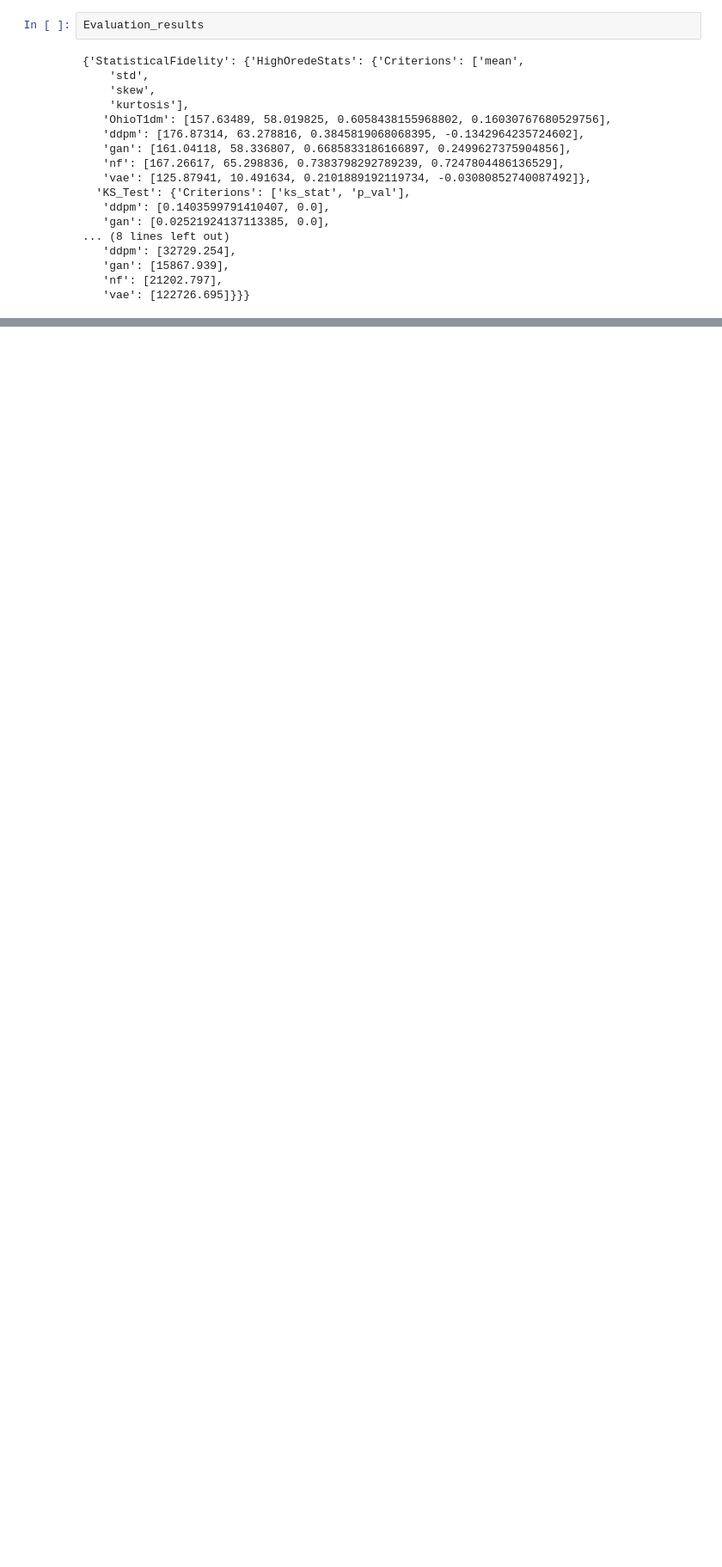
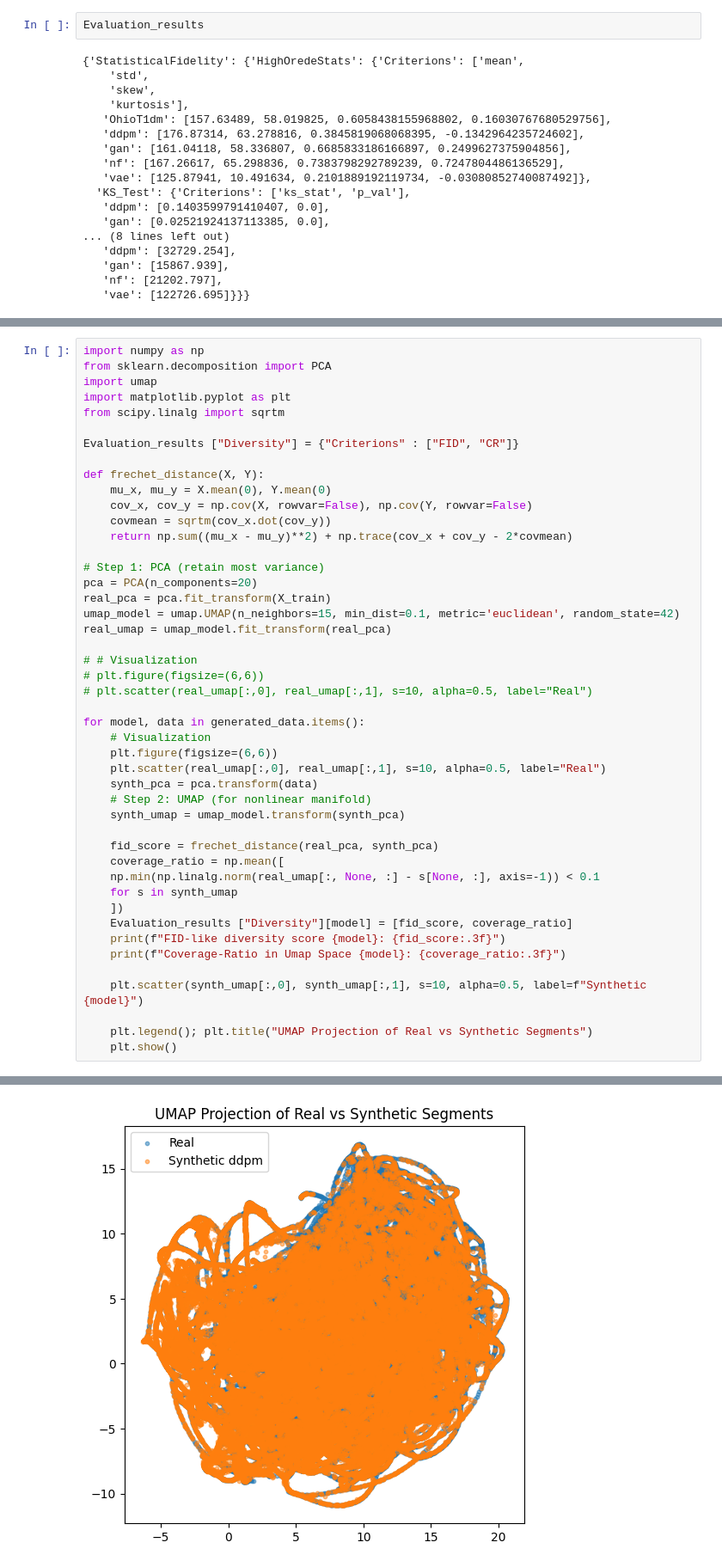
Before and after one commit to miro-4231/Synth_CGM, a Jupyter notebook: notebooks/data_analysis.ipynb, the cells around one changed output, grey strips where cells are left out. Shown: that part at 86% size. Saved outputs shown, nothing was run; the diff lists cells and outputs as text; blank space fills up the shorter version.

Commit message:
Added Diversity and started privacy Evaluations:
- Diversity Evaluations: FID, CR

-Privacy: NNS test, Membership Inference

```diff
--- a/notebooks/data_analysis.ipynb
+++ b/notebooks/data_analysis.ipynb
@@ -235,0 +242,47 @@ KS mean=0.202, KS var=0.086
+# %%
+import numpy as np
+from sklearn.decomposition import PCA
+import umap
+import matplotlib.pyplot as plt
+from scipy.linalg import sqrtm
+
+Evaluation_results ["Diversity"] = {"Criterions" : ["FID", "CR"]}
+
+def frechet_distance(X, Y):
+    mu_x, mu_y = X.mean(0), Y.mean(0)
+    cov_x, cov_y = np.cov(X, rowvar=False), np.cov(Y, rowvar=False)
+    covmean = sqrtm(cov_x.dot(cov_y))
+    return np.sum((mu_x - mu_y)**2) + np.trace(cov_x + cov_y - 2*covmean)
+
+# Step 1: PCA (retain most variance)
+pca = PCA(n_components=20)
+real_pca = pca.fit_transform(X_train)
+umap_model = umap.UMAP(n_neighbors=15, min_dist=0.1, metric='euclidean', random_state=42)
+real_umap = umap_model.fit_transform(real_pca)
+
+# # Visualization
+# plt.figure(figsize=(6,6))
+# plt.scatter(real_umap[:,0], real_umap[:,1], s=10, alpha=0.5, label="Real")
+
+for model, data in generated_data.items():
+    # Visualization
+    plt.figure(figsize=(6,6))
+    plt.scatter(real_umap[:,0], real_umap[:,1], s=10, alpha=0.5, label="Real")
+    synth_pca = pca.transform(data)
+    # Step 2: UMAP (for nonlinear manifold)
+    synth_umap = umap_model.transform(synth_pca)
+
+    fid_score = frechet_distance(real_pca, synth_pca)
+    coverage_ratio = np.mean([
+    np.min(np.linalg.norm(real_umap[:, None, :] - s[None, :], axis=-1)) < 0.1
+    for s in synth_umap
+    ])
+    Evaluation_results ["Diversity"][model] = [fid_score, coverage_ratio]
+    print(f"FID-like diversity score {model}: {fid_score:.3f}")
+    print(f"Coverage-Ratio in Umap Space {model}: {coverage_ratio:.3f}")
+
+    plt.scatter(synth_umap[:,0], synth_umap[:,1], s=10, alpha=0.5, label=f"Synthetic {model}")
+
+    plt.legend(); plt.title("UMAP Projection of Real vs Synthetic Segments")
+    plt.show()
+# %% [output]
@@ -235,0 +291 @@ KS mean=0.202, KS var=0.086
+[figure, added]
```
Also changed, not shown: parts of 11 cells of this notebook.
